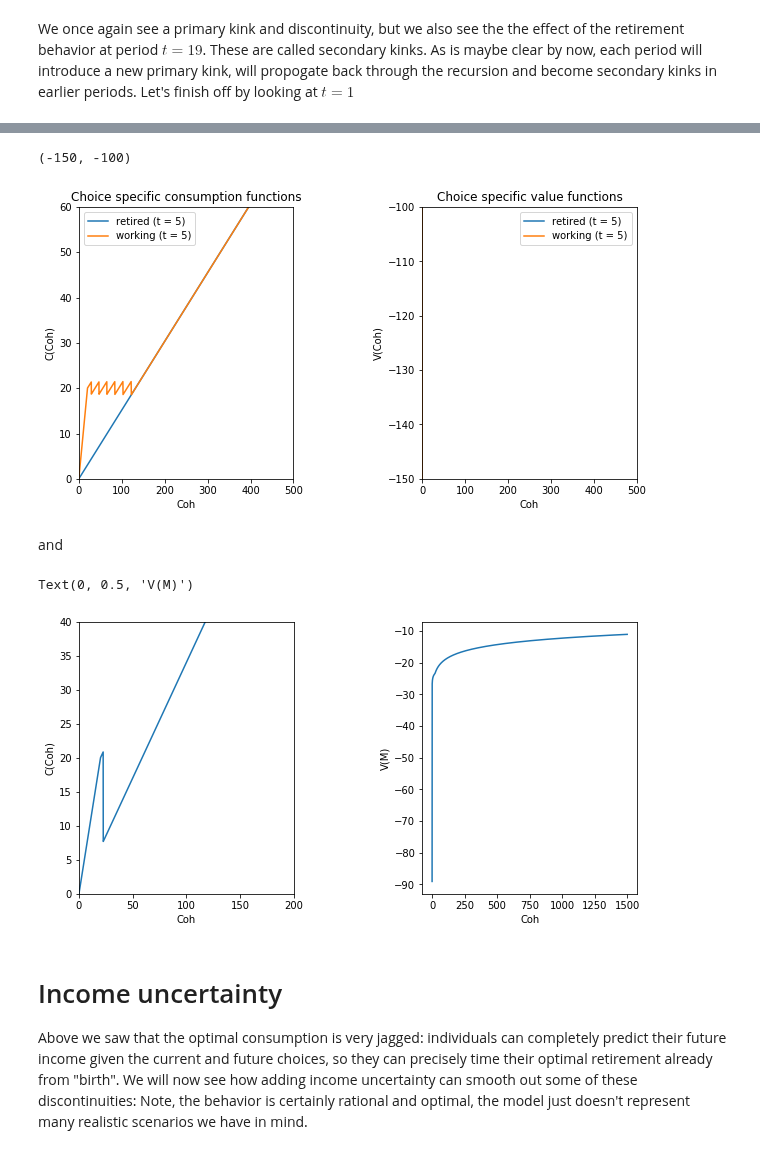
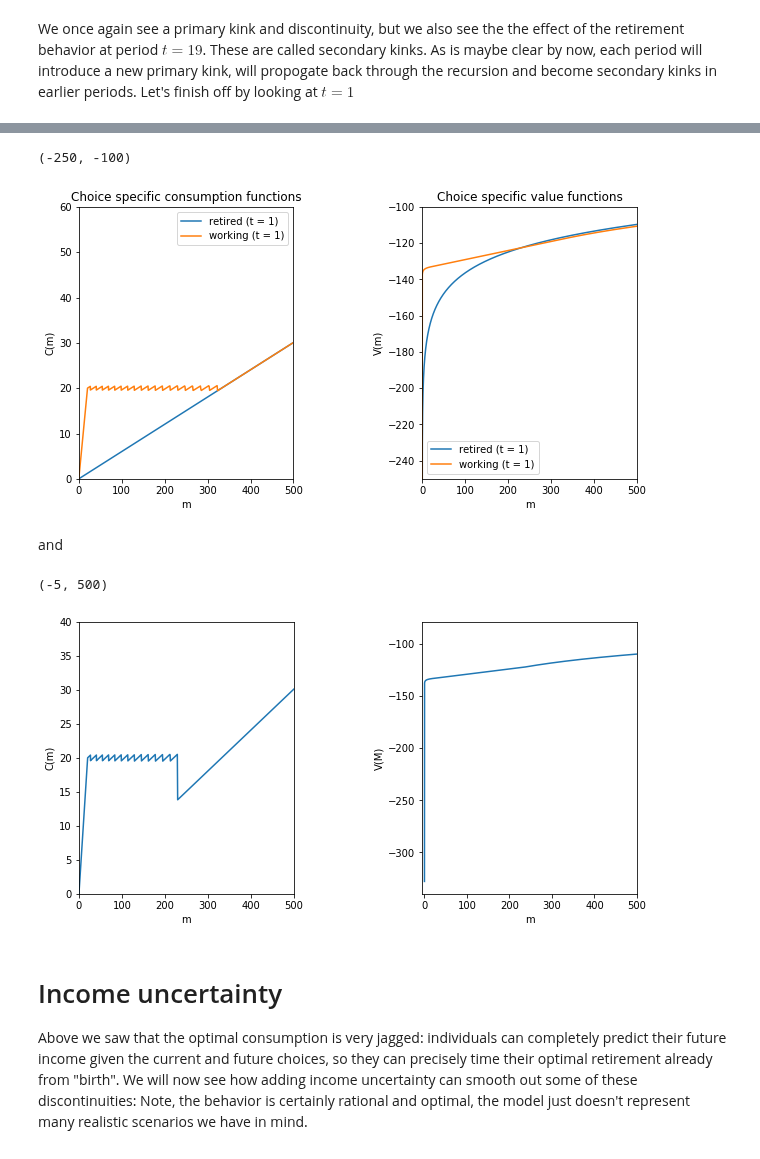
Before and after one commit to econ-ark/REMARK, a Jupyter notebook: REMARKs/EndogenousRetirement/Endogenous-Retirement.ipynb, the cells around one changed output, grey strips where cells are left out. Cells and saved outputs as stored; diff of their text form; code cells hidden in the pictures.

```diff
--- a/REMARKs/EndogenousRetirement/Endogenous-Retirement.ipynb
+++ b/REMARKs/EndogenousRetirement/Endogenous-Retirement.ipynb
@@ -807,10 +790,8 @@ model.solution
 # %%
-model.timeFwd()
-
 f, axs = plt.subplots(2,2,figsize=(10,5))
 plt.subplots_adjust(wspace=0.6)
 
-t=5
+t=1
 plt.subplot(1,2,1)
 model.plotC(t, 1)
 model.plotC(t, 2)
@@ -821,32 +802,32 @@ plt.subplot(1,2,2)
 model.plotV(t, 1)
 model.plotV(t, 2)
 plt.xlim((0, 500))
-plt.ylim((-150, -100))
+plt.ylim((-250, -100))
 # %% [output]
-(-150, -100)
+(-250, -100)
-[figure, old version]
+[figure, new version]
 # %% [markdown]
 and
 # %%
 t = 1
 f, axs = plt.subplots(1,2,figsize=(10,5))
 plt.subplots_adjust(wspace=0.6)
 
 plt.subplot(1,2,1)
-plt.plot(model.mGrid, model.solution[model.T-1-t].C)
-plt.xlabel("Coh")
-plt.ylabel("C(Coh)")
-plt.xlim((0, 200))
+plt.plot(model.mGrid, model.solution[t].C)
+plt.xlabel("m")
+plt.ylabel("C(m)")
+plt.xlim((0, 500))
 plt.ylim((0, 40))
 
 plt.subplot(1,2,2)
-plt.plot(model.mGrid, numpy.divide(-1.0, model.solution[model.T-1-t].V_T))
-plt.xlabel("Coh")
+plt.plot(model.mGrid, numpy.divide(-1.0, model.solution[t].V_T))
+plt.xlabel("m")
 plt.ylabel("V(M)")
-#plt.ylim((-120, -50))
+plt.xlim((-5, 500))
 # %% [output]
-Text(0, 0.5, 'V(M)')
+(-5, 500)
-[figure, old version]
+[figure, new version]
 # %% [markdown]
 # Income uncertainty
 Above we saw that the optimal consumption is very jagged: individuals can completely predict their future income given the current and future choices, so they can precisely time their optimal retirement already from "birth". We will now see how adding income uncertainty can smooth out some of these discontinuities: Note, the behavior is certainly rational and optimal, the model just doesn't represent many realistic scenarios we have in mind.
```
Also changed, not shown: parts of 14 cells of this notebook, 1 other file.
